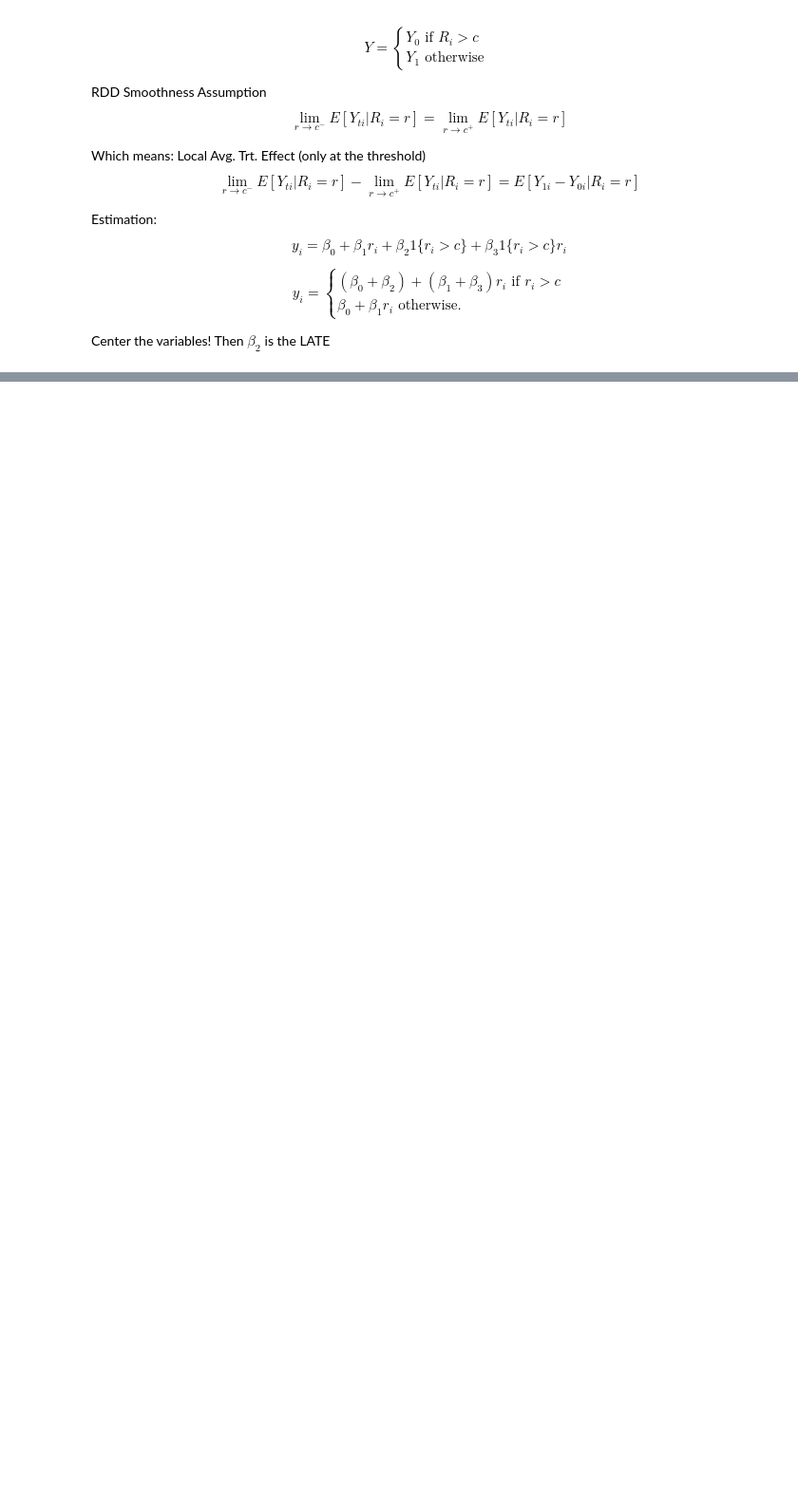
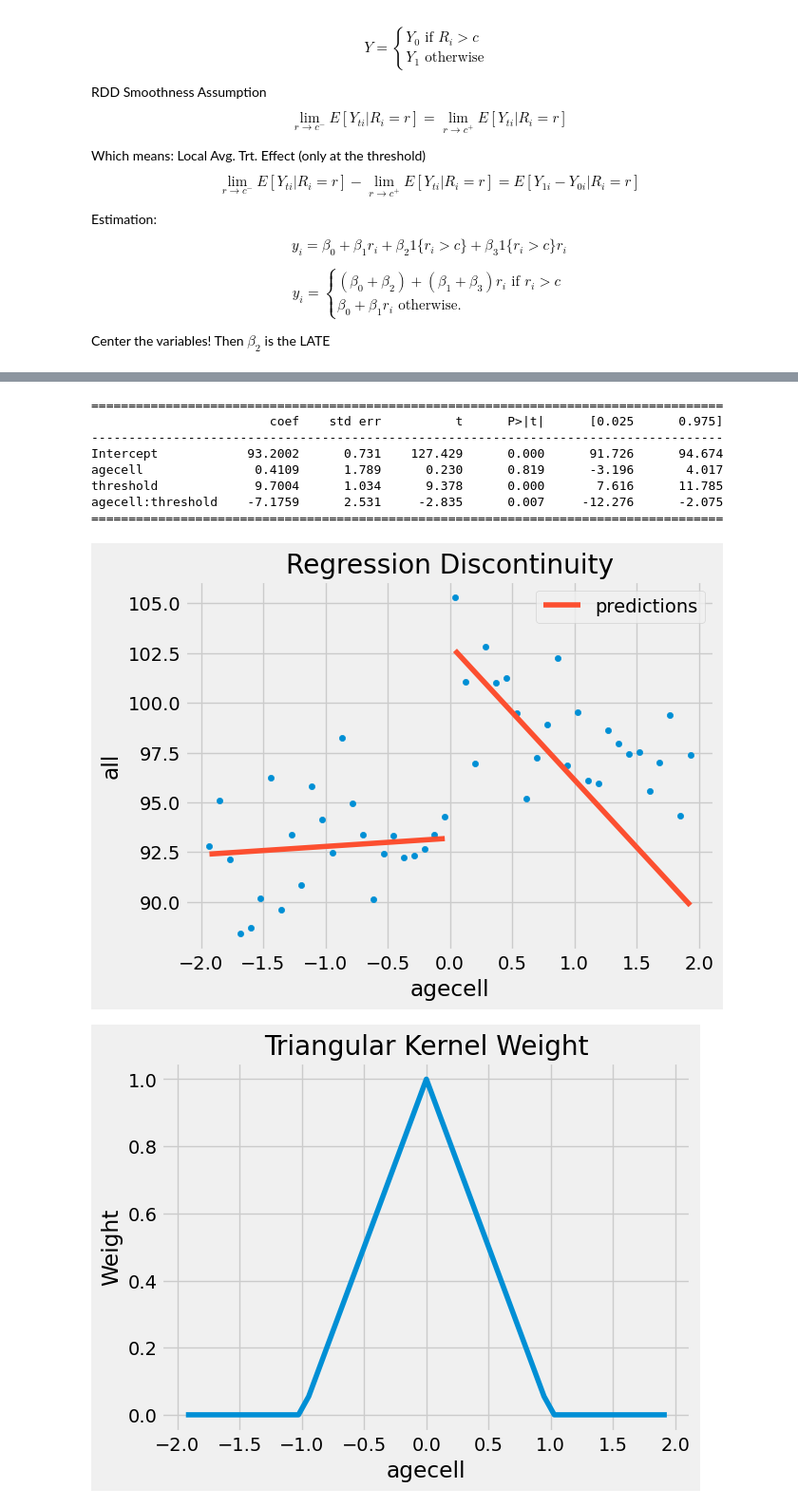
Before and after one commit to hiromn2/Causal_Inference, a Jupyter notebook: notebooks/03-quasi-experiments.ipynb, the cells around one changed output, grey strips where cells are left out. Shown: that part at 95% size. Drawn from its saved outputs; the diff is of its cells as text; code cells hidden in the pictures; blank space fills up the shorter version.

```diff
--- a/notebooks/03-quasi-experiments.ipynb
+++ b/notebooks/03-quasi-experiments.ipynb
@@ -299,0 +332,49 @@ plt.title("Regression Discontinuity");
+# %%
+import numpy as np
+import matplotlib.pyplot as plt
+import statsmodels.formula.api as smf
+
+drinking["agecell"] -= 21
+
+def kernel(R, c, h):
+    indicator = (np.abs(R - c) <= h).astype(float)
+    return indicator * (1 - np.abs(R - c) / h)
+
+rdd_df = drinking.assign(
+    threshold=(drinking["agecell"] > 0).astype(int)
+)
+
+rdd_df["w"] = kernel(rdd_df["agecell"], c=0, h=1)
+
+model = smf.wls(
+    "all ~ agecell * threshold",
+    data=rdd_df,
+    weights=rdd_df["w"]
+).fit()
+
+print(model.summary().tables[1])
+
+plot_df = rdd_df.assign(predictions=model.fittedvalues).sort_values("agecell")
+
+ax = plot_df.plot.scatter(x="agecell", y="all", color="C0")
+plot_df.plot(x="agecell", y="predictions", ax=ax, color="C1")
+plt.title("Regression Discontinuity")
+plt.show()
+
+kdf = rdd_df[["agecell", "w"]].sort_values("agecell")
+plt.plot(kdf["agecell"], kdf["w"])
+plt.xlabel("agecell")
+plt.ylabel("Weight")
+plt.title("Triangular Kernel Weight")
+plt.show()
+# %% [output]
+=====================================================================================
+                        coef    std err          t      P>|t|      [0.025      0.975]
+-------------------------------------------------------------------------------------
+Intercept            93.2002      0.731    127.429      0.000      91.726      94.674
+agecell               0.4109      1.789      0.230      0.819      -3.196       4.017
+threshold             9.7004      1.034      9.378      0.000       7.616      11.785
+agecell:threshold    -7.1759      2.531     -2.835      0.007     -12.276      -2.075
+=====================================================================================
+[figure, added]
+[figure, added]
```
Also changed, not shown: parts of 10 cells of this notebook, 2 other files.
